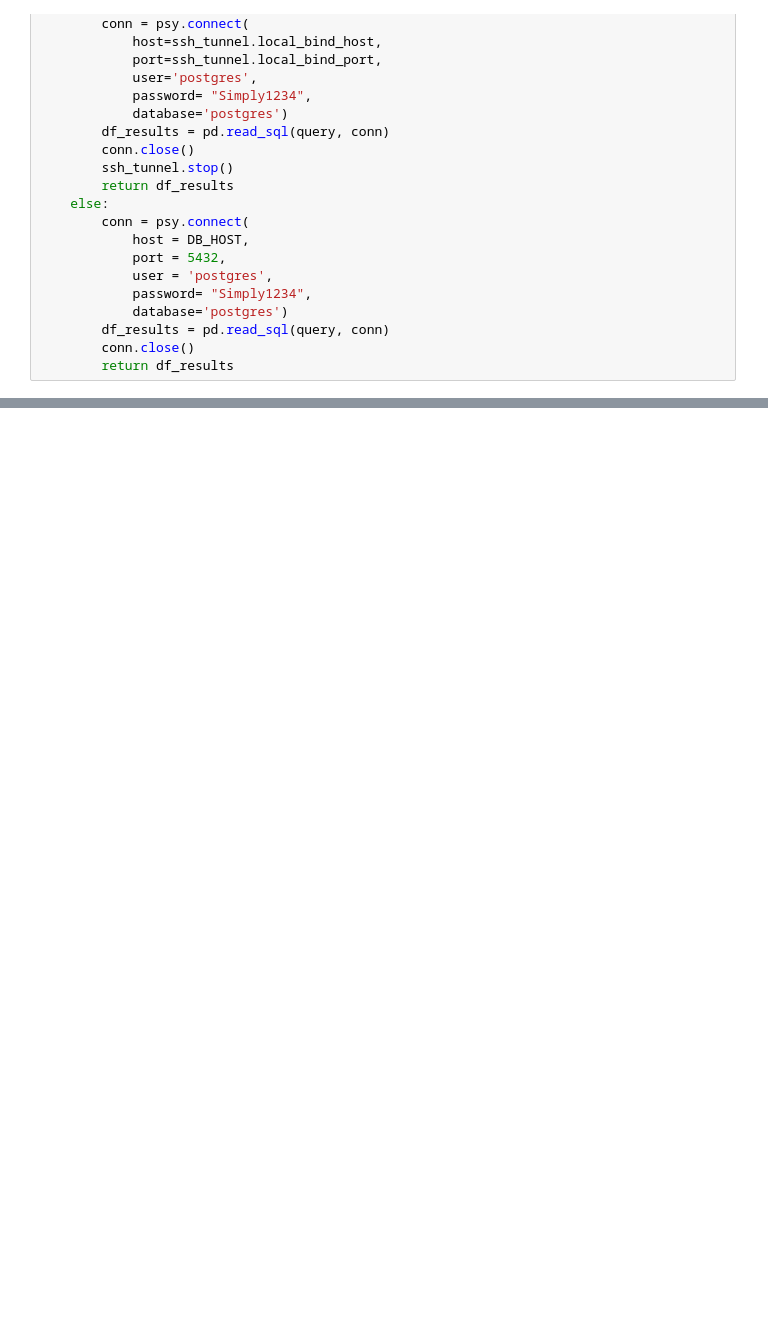
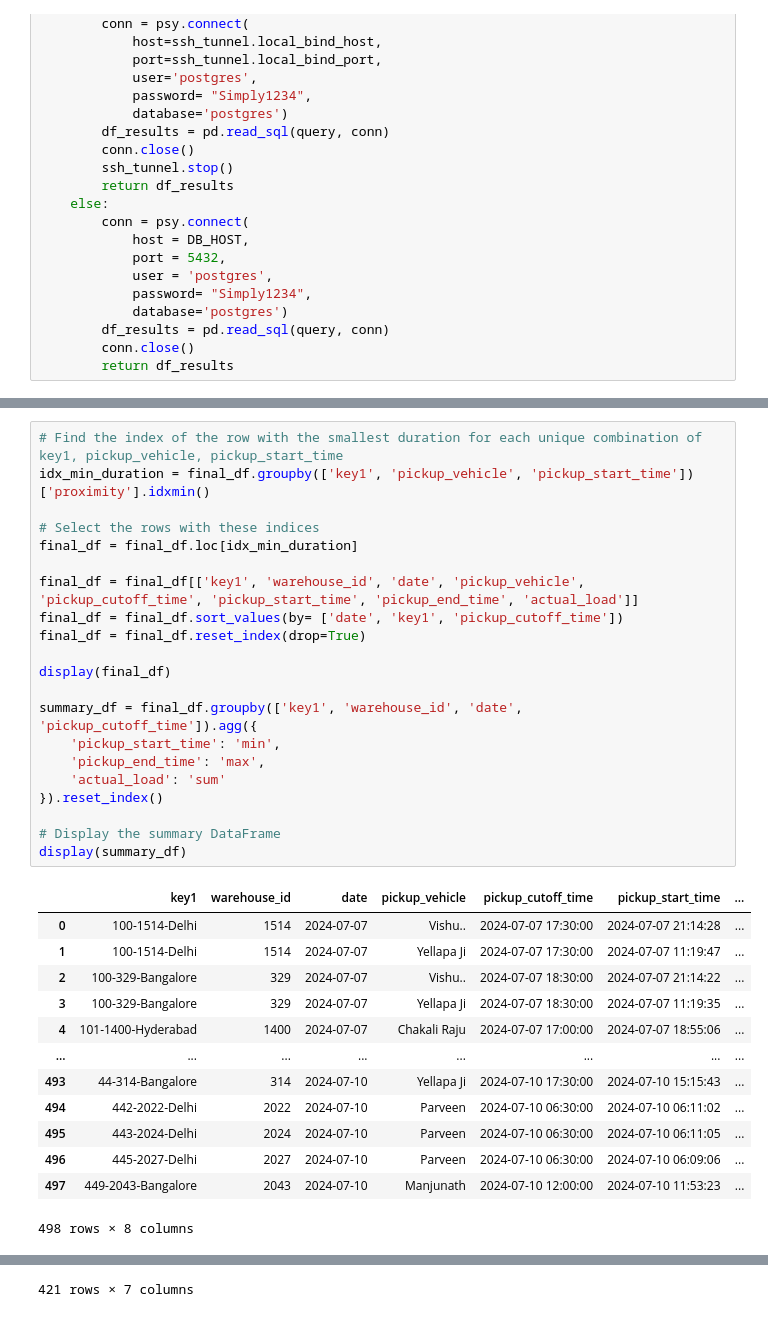
Before and after one commit to akshaygrows/geoboards, a Jupyter notebook: FM Analysis/Pickup Slots.ipynb, the cells around one changed output, grey strips where cells are left out. Saved outputs shown, nothing was run; the diff lists cells and outputs as text; blank space fills up the shorter version.

```diff
--- a/FM Analysis/Pickup Slots.ipynb
+++ b/FM Analysis/Pickup Slots.ipynb
@@ -240,0 +377,35 @@ DataFrame saved to pickup_slots.xlsx
+# %%
+# Find the index of the row with the smallest duration for each unique combination of key1, pickup_vehicle, pickup_start_time
+idx_min_duration = final_df.groupby(['key1', 'pickup_vehicle', 'pickup_start_time'])['proximity'].idxmin()
+
+# Select the rows with these indices
+final_df = final_df.loc[idx_min_duration]
+
+final_df = final_df[['key1', 'warehouse_id', 'date', 'pickup_vehicle', 'pickup_cutoff_time', 'pickup_start_time', 'pickup_end_time', 'actual_load']]
+final_df = final_df.sort_values(by= ['date', 'key1', 'pickup_cutoff_time'])
+final_df = final_df.reset_index(drop=True)
+
+display(final_df)
+
+summary_df = final_df.groupby(['key1', 'warehouse_id', 'date', 'pickup_cutoff_time']).agg({
+    'pickup_start_time': 'min',
+    'pickup_end_time': 'max',
+    'actual_load': 'sum'
+}).reset_index()
+
+# Display the summary DataFrame
+display(summary_df)
+# %% [output]
+|  | key1 | warehouse_id | date | pickup_vehicle | pickup_cutoff_time | pickup_start_time | ... |
+| 0 | 100-1514-Delhi | 1514 | 2024-07-07 | Vishu.. | 2024-07-07 17:30:00 | 2024-07-07 21:14:28 | ... |
+| 1 | 100-1514-Delhi | 1514 | 2024-07-07 | Yellapa Ji | 2024-07-07 17:30:00 | 2024-07-07 11:19:47 | ... |
+| 2 | 100-329-Bangalore | 329 | 2024-07-07 | Vishu.. | 2024-07-07 18:30:00 | 2024-07-07 21:14:22 | ... |
+| 3 | 100-329-Bangalore | 329 | 2024-07-07 | Yellapa Ji | 2024-07-07 18:30:00 | 2024-07-07 11:19:35 | ... |
+| 4 | 101-1400-Hyderabad | 1400 | 2024-07-07 | Chakali Raju | 2024-07-07 17:00:00 | 2024-07-07 18:55:06 | ... |
+| ... | ... | ... | ... | ... | ... | ... | ... |
+| 493 | 44-314-Bangalore | 314 | 2024-07-10 | Yellapa Ji | 2024-07-10 17:30:00 | 2024-07-10 15:15:43 | ... |
+| 494 | 442-2022-Delhi | 2022 | 2024-07-10 | Parveen | 2024-07-10 06:30:00 | 2024-07-10 06:11:02 | ... |
+| 495 | 443-2024-Delhi | 2024 | 2024-07-10 | Parveen | 2024-07-10 06:30:00 | 2024-07-10 06:11:05 | ... |
+| 496 | 445-2027-Delhi | 2027 | 2024-07-10 | Parveen | 2024-07-10 06:30:00 | 2024-07-10 06:09:06 | ... |
+| 497 | 449-2043-Bangalore | 2043 | 2024-07-10 | Manjunath | 2024-07-10 12:00:00 | 2024-07-10 11:53:23 | ... |
+498 rows × 8 columns
@@ -240,0 +424 @@ DataFrame saved to pickup_slots.xlsx
+421 rows × 7 columns
```
Also changed, not shown: parts of 13 cells of this notebook, 5 other files.
